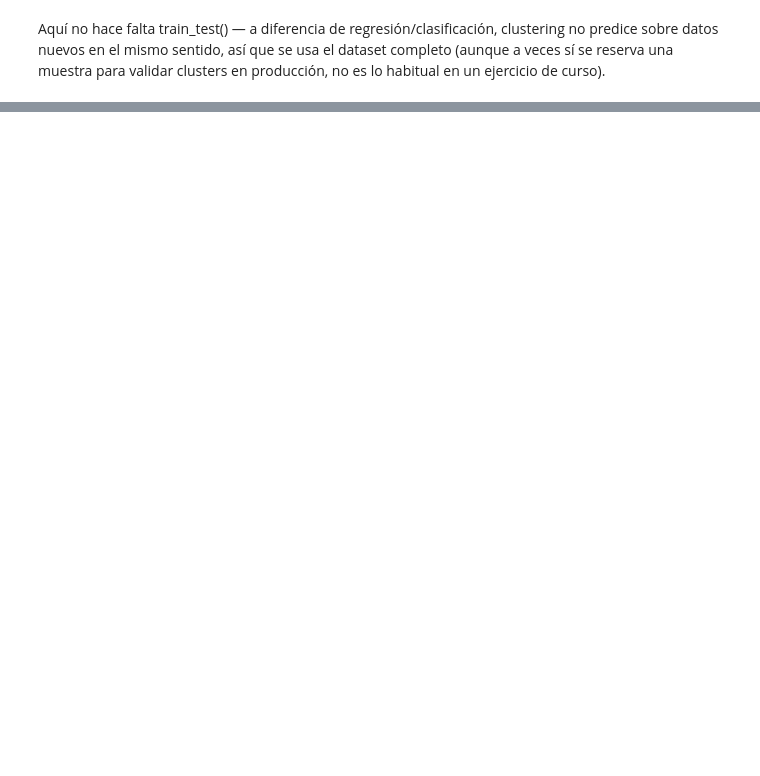
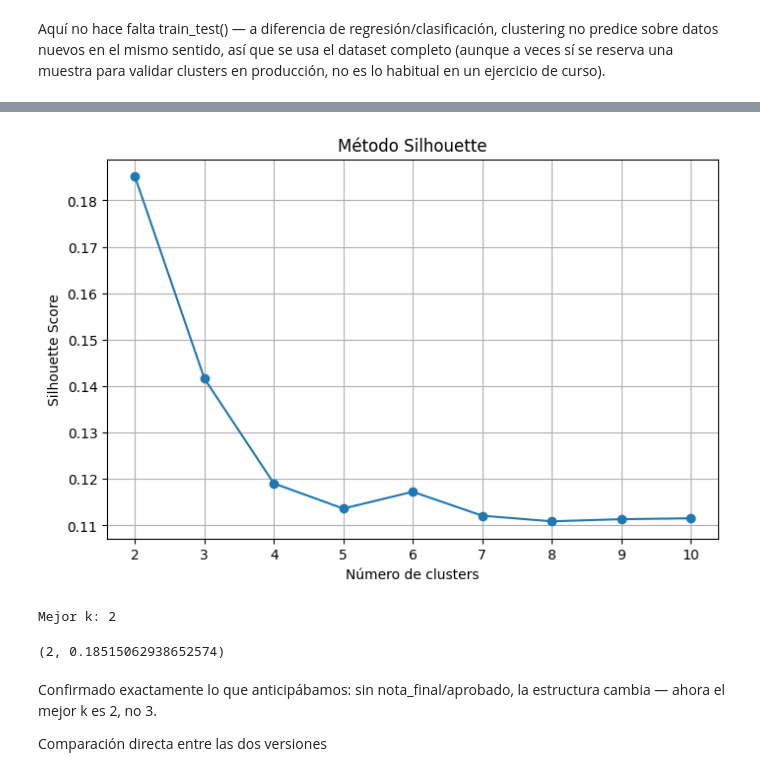
Before and after one commit to FM-Luque/5.DataProyect_Machine_Learning, a Jupyter notebook: notebooks/07_clustering.ipynb, the cells around one changed output, grey strips where cells are left out. Cells and saved outputs as stored; diff of their text form; code cells hidden in the pictures; blank space fills up the shorter version.

Commit message:
proyecto finalizado

```diff
--- a/notebooks/07_clustering.ipynb
+++ b/notebooks/07_clustering.ipynb
@@ -47,0 +223,4 @@ Aquí no hace falta train_test() — a diferencia de regresión/clasificación,
+# %%
+df_cluster2 = df_cluster.drop(columns=['nota_final', 'aprobado'])
+X_cluster2, scaler_cluster2 = cl.estandarizar_clustering(df_cluster2)
+print(X_cluster2.shape)   # debería dar (1000, 13)
@@ -47,0 +247,11 @@ Aquí no hace falta train_test() — a diferencia de regresión/clasificación,
+# %%
+cl.metodo_silhouette(X_cluster2, k_max=10)
+# %% [output]
+[figure, added]
+Mejor k: 2
+(2, 0.18515062938652574)
+# %% [markdown]
+
+Confirmado exactamente lo que anticipábamos: sin nota_final/aprobado, la estructura cambia — ahora el mejor k es 2, no 3.
+
+Comparación directa entre las dos versiones
```
Also changed, not shown: parts of 58 cells of this notebook.
